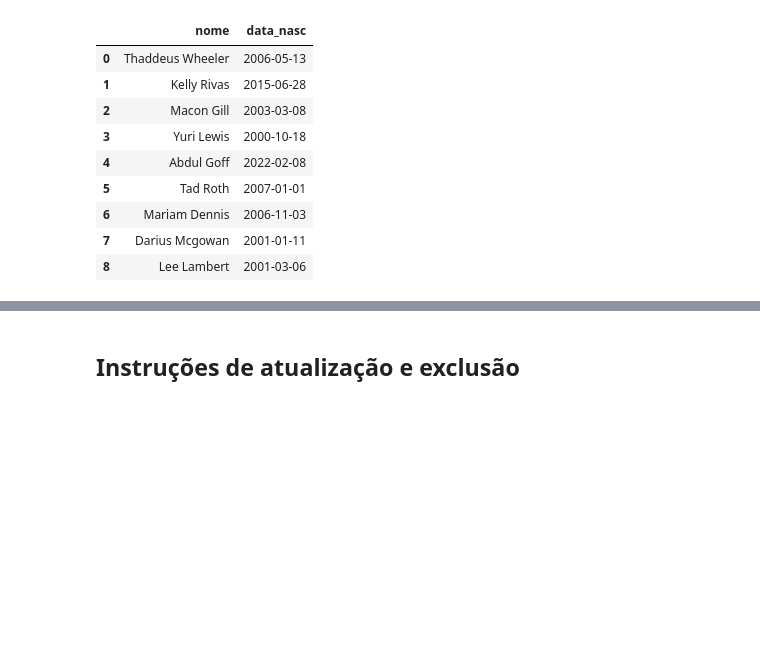
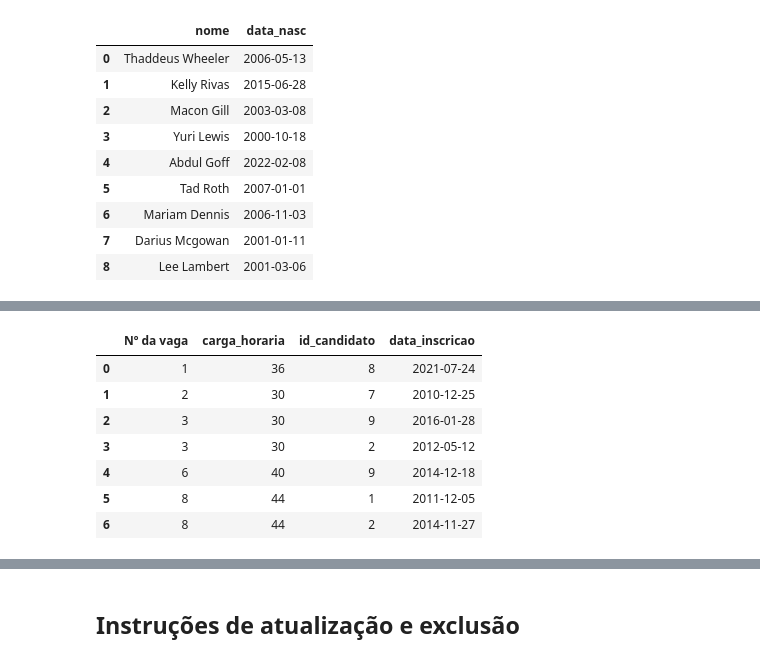
Before and after one commit to MateusLannes/Trabalho_BD1_2022, a Jupyter notebook: Files/ColabGHHL_Contrat.ipynb, the cells around one changed output, grey strips where cells are left out. Saved outputs shown, nothing was run; the diff lists cells and outputs as text; code cells hidden in the pictures; blank space fills up the shorter version.

```diff
--- a/Files/ColabGHHL_Contrat.ipynb
+++ b/Files/ColabGHHL_Contrat.ipynb
@@ -823,0 +869,16 @@ res
+# %%
+# candidatos que se inscreveram em vagas após ou durante o natal de 2010
+res = pd.read_sql_query("""SELECT v.id as "Nº da vaga", v.carga_horaria,c.id_candidato,  co.data_inscricao
+FROM vaga as v join concorre as co on (v.id=co.fk_vaga)
+join candidato as c on (c.id_candidato=co.fk_candidato)
+WHERE co.data_inscricao >='2010-12-25' order by v.id;""", conn)
+res
+# %% [output]
+|  | Nº da vaga | carga_horaria | id_candidato | data_inscricao |
+| 0 | 1 | 36 | 8 | 2021-07-24 |
+| 1 | 2 | 30 | 7 | 2010-12-25 |
+| 2 | 3 | 30 | 9 | 2016-01-28 |
+| 3 | 3 | 30 | 2 | 2012-05-12 |
+| 4 | 6 | 40 | 9 | 2014-12-18 |
+| 5 | 8 | 44 | 1 | 2011-12-05 |
+| 6 | 8 | 44 | 2 | 2014-11-27 |
```
Also changed, not shown: parts of 14 cells of this notebook.
